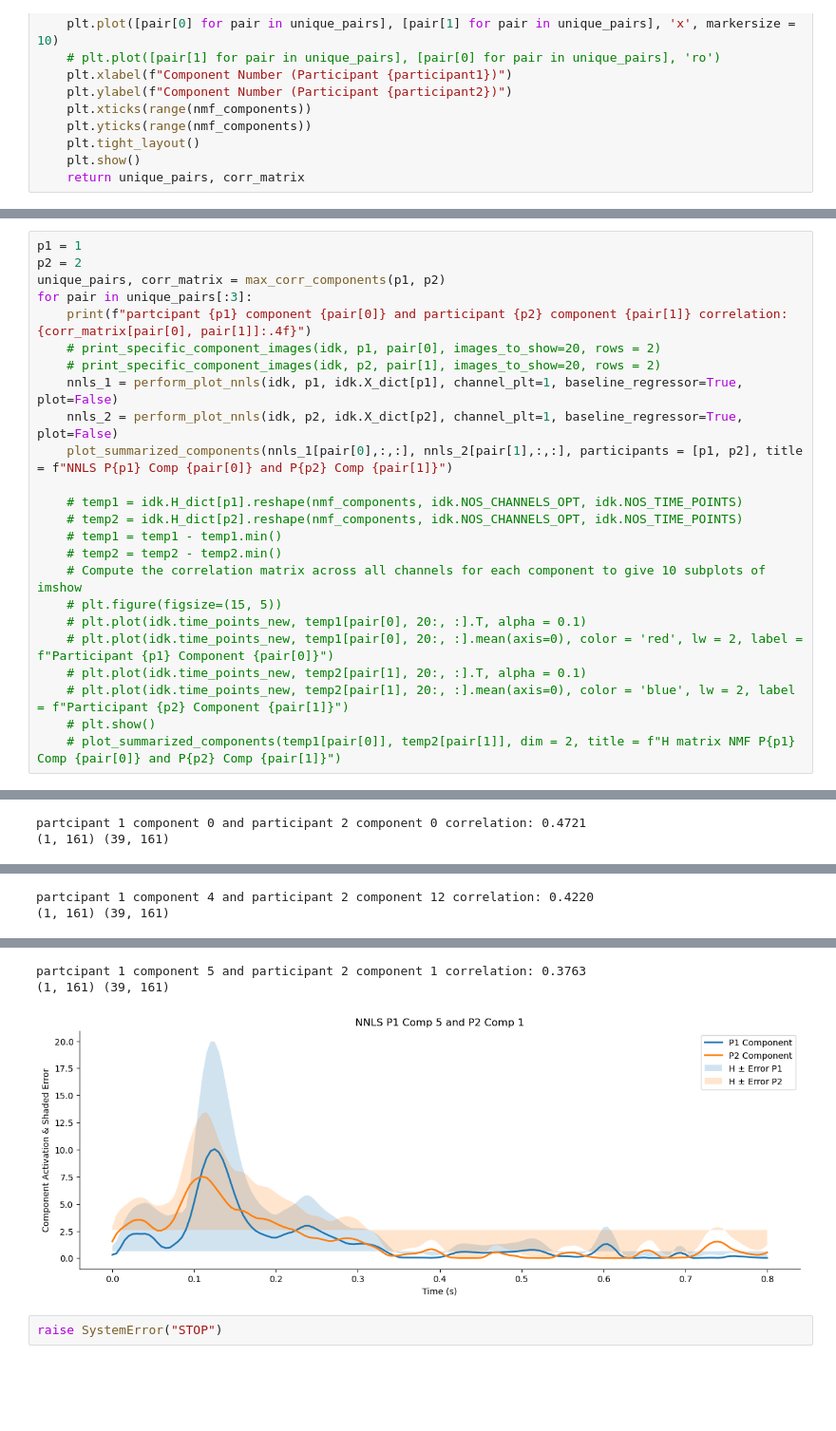
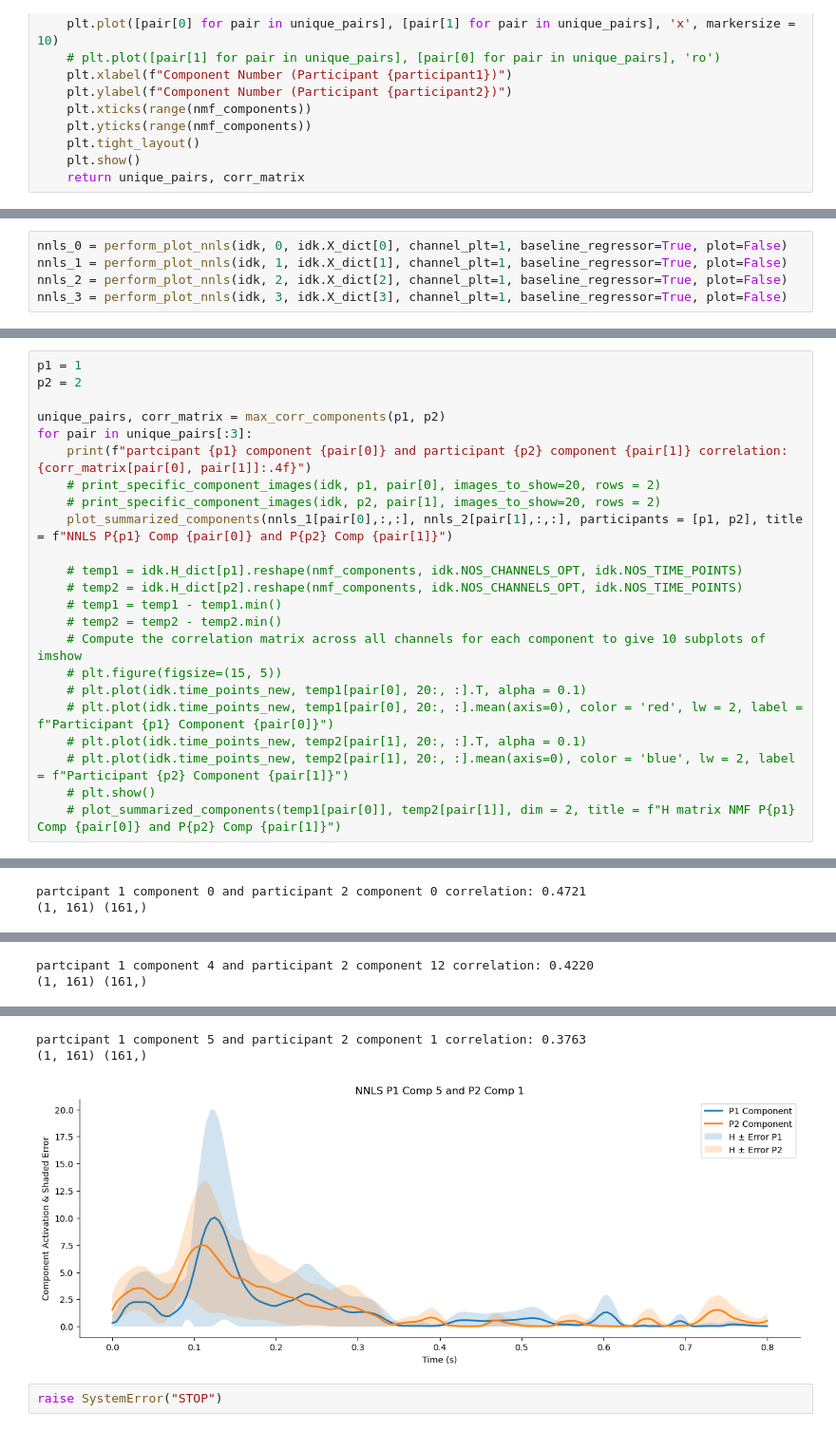
Before and after one commit to AtharvSuryawanshi/Neural-Representations-using-Things-Database, a Jupyter notebook: notebooks/NMF_meg10.ipynb, the cells around one changed output, grey strips where cells are left out. Shown at 95% size. Drawn from its saved outputs; the diff is of its cells as text; blank space fills up the shorter version.

Commit message:
plot amazing

```diff
--- a/notebooks/NMF_meg10.ipynb
+++ b/notebooks/NMF_meg10.ipynb
@@ -777,0 +1048,5 @@ Explained variance for participant 1: 0.9613462698166382
+# %%
+nnls_0 = perform_plot_nnls(idk, 0, idk.X_dict[0], channel_plt=1, baseline_regressor=True, plot=False)
+nnls_1 = perform_plot_nnls(idk, 1, idk.X_dict[1], channel_plt=1, baseline_regressor=True, plot=False)
+nnls_2 = perform_plot_nnls(idk, 2, idk.X_dict[2], channel_plt=1, baseline_regressor=True, plot=False)
+nnls_3 = perform_plot_nnls(idk, 3, idk.X_dict[3], channel_plt=1, baseline_regressor=True, plot=False)
@@ -783,13 +1078,12 @@ plot_summarized_components(nnls_1[2,:,:], nnls_2[1,:,:], [0,1], title = "NNLS Re
 # %%
 p1 = 1
 p2 = 2
+
 unique_pairs, corr_matrix = max_corr_components(p1, p2)
 for pair in unique_pairs[:3]:
     print(f"partcipant {p1} component {pair[0]} and participant {p2} component {pair[1]} correlation: {corr_matrix[pair[0], pair[1]]:.4f}")
     # print_specific_component_images(idk, p1, pair[0], images_to_show=20, rows = 2)
     # print_specific_component_images(idk, p2, pair[1], images_to_show=20, rows = 2)
-    nnls_1 = perform_plot_nnls(idk, p1, idk.X_dict[p1], channel_plt=1, baseline_regressor=True, plot=False)
-    nnls_2 = perform_plot_nnls(idk, p2, idk.X_dict[p2], channel_plt=1, baseline_regressor=True, plot=False)
     plot_summarized_components(nnls_1[pair[0],:,:], nnls_2[pair[1],:,:], participants = [p1, p2], title = f"NNLS P{p1} Comp {pair[0]} and P{p2} Comp {pair[1]}")
 
     # temp1 = idk.H_dict[p1].reshape(nmf_components, idk.NOS_CHANNELS_OPT, idk.NOS_TIME_POINTS)
@@ -808,7 +1102,7 @@ for pair in unique_pairs[:3]:
 [[(0, 0), 0.4720817733620224], [(4, 12), 0.4219814119694295], [(5, 1), 0.3762556797554834], [(9, 9), 0.34895519051422624], [(6, 3), 0.2792421643573147], [(10, 5), 0.18530185706792263], [(1, 2), 0.1532 ...
 [figure]
 partcipant 1 component 0 and participant 2 component 0 correlation: 0.4721
-(1, 161) (39, 161)
+(1, 161) (161,)
 [figure]
 partcipant 1 component 4 and participant 2 component 12 correlation: 0.4220
-(1, 161) (39, 161)
+(1, 161) (161,)
@@ -816,6 +1110,6 @@ partcipant 1 component 4 and participant 2 component 12 correlation: 0.4220
 partcipant 1 component 5 and participant 2 component 1 correlation: 0.3763
-(1, 161) (39, 161)
+(1, 161) (161,)
-[figure, old version]
+[figure, new version]
 # %%
 raise SystemError("STOP")
 # %% [output]
```
Also changed, not shown: parts of 17 cells of this notebook, 1 other file.
